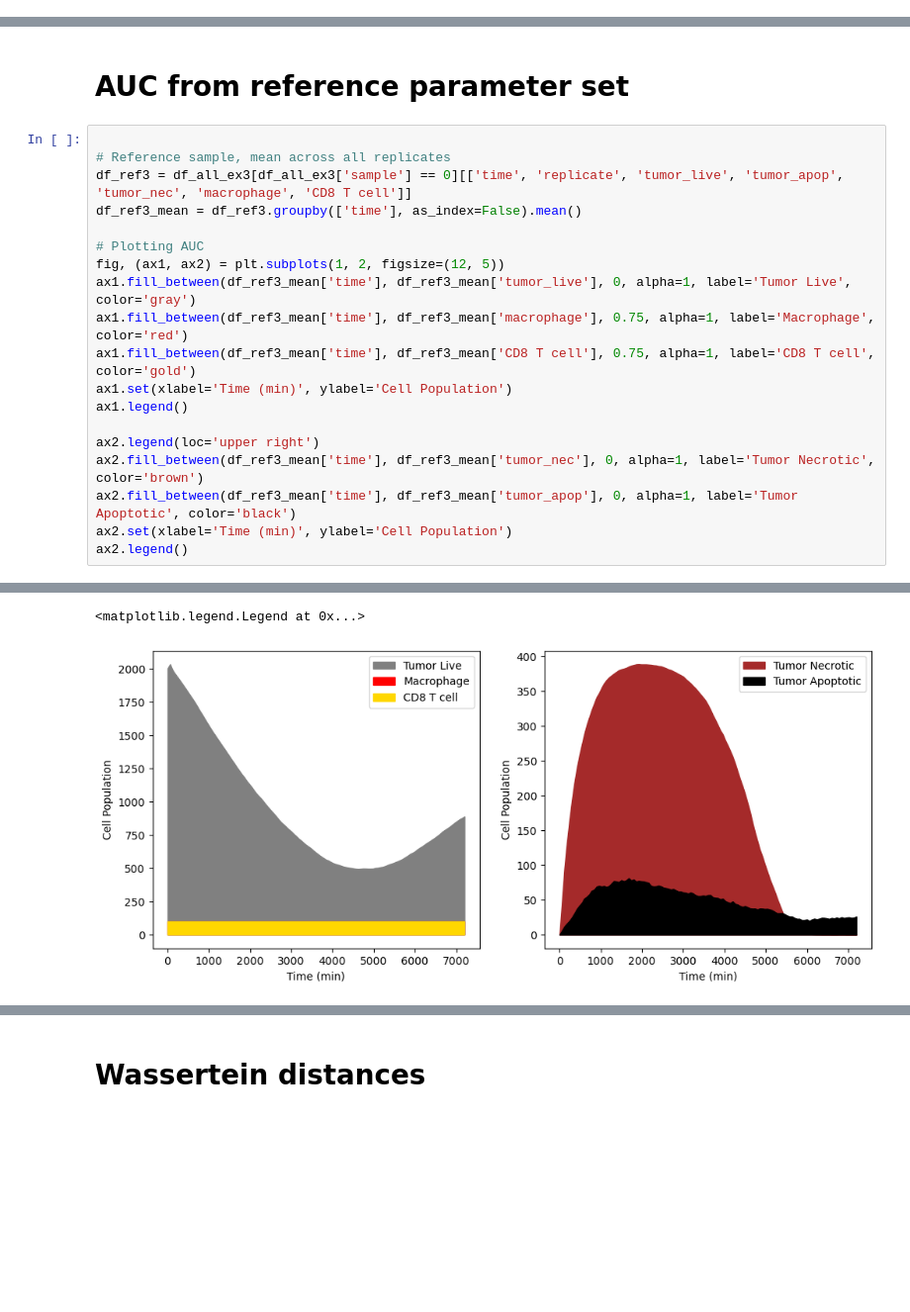
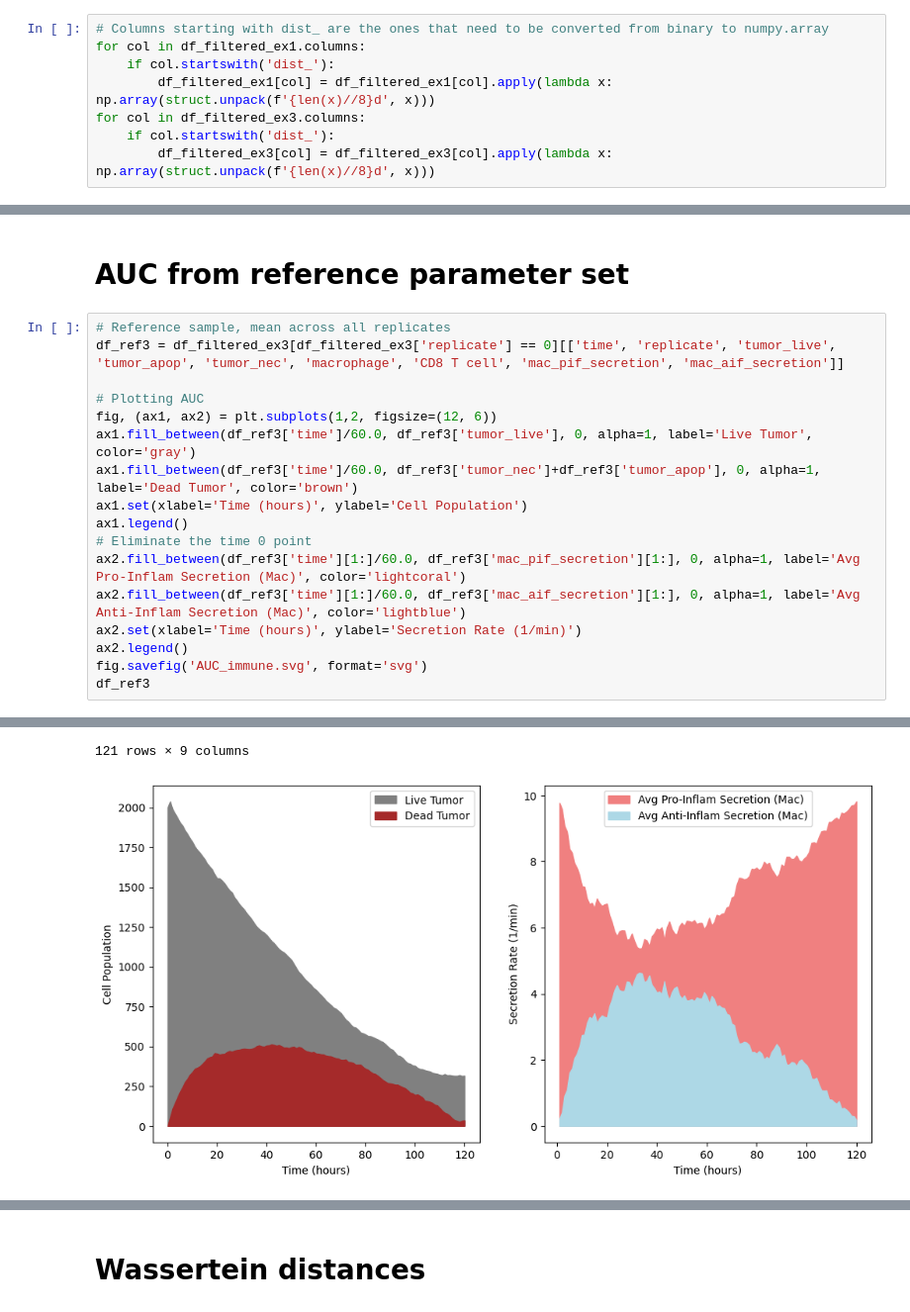
Before and after one commit to PhysiCell-Models/grammar_samples, a Jupyter notebook: Sensitivity_Analysis/Metrics.ipynb, the cells around one changed output, grey strips where cells are left out. Shown: that part at 99% size. Saved outputs shown, nothing was run; the diff lists cells and outputs as text; blank space fills up the shorter version.

```diff
--- a/Sensitivity_Analysis/Metrics.ipynb
+++ b/Sensitivity_Analysis/Metrics.ipynb
@@ -11,3 +53,11 @@ df_all_ex3 = pd.read_feather('df_complete_ex3.feather')
+# %%
+# Columns starting with dist_ are the ones that need to be converted from binary to numpy.array
+for col in df_filtered_ex1.columns:
+    if col.startswith('dist_'):
+        df_filtered_ex1[col] = df_filtered_ex1[col].apply(lambda x: np.array(struct.unpack(f'{len(x)//8}d', x)))
+for col in df_filtered_ex3.columns:
+    if col.startswith('dist_'):
+        df_filtered_ex3[col] = df_filtered_ex3[col].apply(lambda x: np.array(struct.unpack(f'{len(x)//8}d', x)))
 # %% [markdown]
 # Cell population - AUC
 
@@ -147,22 +186,20 @@ sns.scatterplot(x='x', y='y', hue='cell_type', data=df_IC)
 # %% [markdown]
 # AUC from reference parameter set
 # %%
-
 # Reference sample, mean across all replicates
-df_ref3 = df_all_ex3[df_all_ex3['sample'] == 0][['time', 'replicate', 'tumor_live', 'tumor_apop', 'tumor_nec', 'macrophage', 'CD8 T cell']]
-df_ref3_mean = df_ref3.groupby(['time'], as_index=False).mean()
+df_ref3 = df_filtered_ex3[df_filtered_ex3['replicate'] == 0][['time', 'replicate', 'tumor_live', 'tumor_apop', 'tumor_nec', 'macrophage', 'CD8 T cell', 'mac_pif_secretion', 'mac_aif_secretion']]
 
 # Plotting AUC
-fig, (ax1, ax2) = plt.subplots(1, 2, figsize=(12, 5))
-ax1.fill_between(df_ref3_mean['time'], df_ref3_mean['tumor_live'], 0, alpha=1, label='Tumor Live', color='gray')
-ax1.fill_between(df_ref3_mean['time'], df_ref3_mean['macrophage'], 0.75, alpha=1, label='Macrophage', color='red')
-ax1.fill_between(df_ref3_mean['time'], df_ref3_mean['CD8 T cell'], 0.75, alpha=1, label='CD8 T cell', color='gold')
-ax1.set(xlabel='Time (min)', ylabel='Cell Population')
+fig, (ax1, ax2) = plt.subplots(1,2, figsize=(12, 6))
+ax1.fill_between(df_ref3['time']/60.0, df_ref3['tumor_live'], 0, alpha=1, label='Live Tumor', color='gray')
+ax1.fill_between(df_ref3['time']/60.0, df_ref3['tumor_nec']+df_ref3['tumor_apop'], 0, alpha=1, label='Dead Tumor', color='brown')
+ax1.set(xlabel='Time (hours)', ylabel='Cell Population')
 ax1.legend()
-
-ax2.legend(loc='upper right')
-ax2.fill_between(df_ref3_mean['time'], df_ref3_mean['tumor_nec'], 0, alpha=1, label='Tumor Necrotic', color='brown')
-ax2.fill_between(df_ref3_mean['time'], df_ref3_mean['tumor_apop'], 0, alpha=1, label='Tumor Apoptotic', color='black')
-ax2.set(xlabel='Time (min)', ylabel='Cell Population')
+# Eliminate the time 0 point
+ax2.fill_between(df_ref3['time'][1:]/60.0, df_ref3['mac_pif_secretion'][1:], 0, alpha=1, label='Avg Pro-Inflam Secretion (Mac)', color='lightcoral')
+ax2.fill_between(df_ref3['time'][1:]/60.0, df_ref3['mac_aif_secretion'][1:], 0, alpha=1, label='Avg Anti-Inflam Secretion (Mac)', color='lightblue')
+ax2.set(xlabel='Time (hours)', ylabel='Secretion Rate (1/min)')
 ax2.legend()
+fig.savefig('AUC_immune.svg', format='svg')
+df_ref3
 # %% [output]
@@ -169,2 +218,2 @@ ax2.legend()
-<matplotlib.legend.Legend at 0x...>
+121 rows × 9 columns
-[figure, old version]
+[figure, new version]
```
Also changed, not shown: parts of 10 cells of this notebook, 2 other files.
